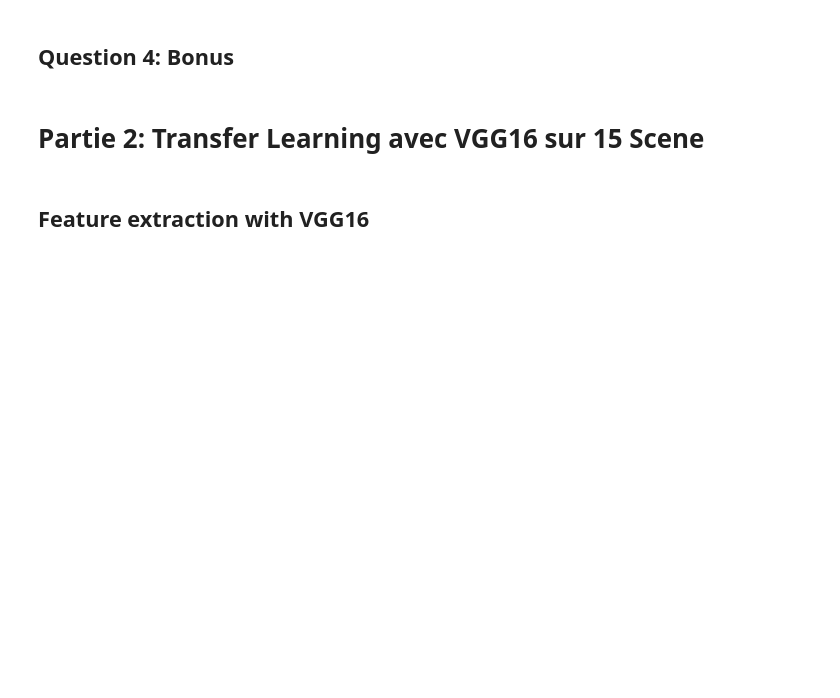
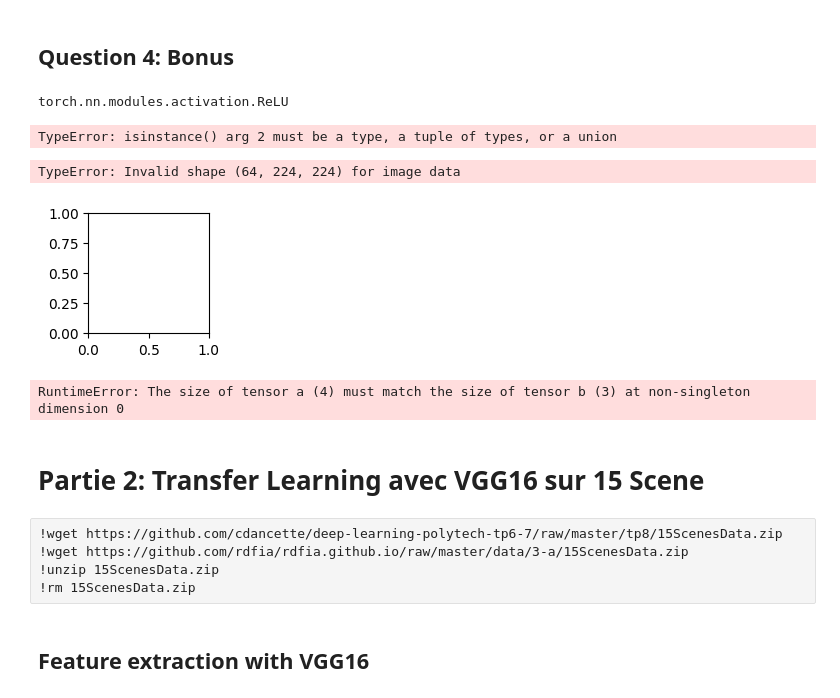
Before and after one commit to CharlesAttend/M2-DAC, a Jupyter notebook: RDFIA/TME/Section2/2a/2_a_Transfer_Learning.ipynb, the cells around one changed output. Saved outputs shown, nothing was run; the diff lists cells and outputs as text; code cells hidden in the pictures; blank space fills up the shorter version.

```diff
--- a/RDFIA/TME/Section2/2a/2_a_Transfer_Learning.ipynb
+++ b/RDFIA/TME/Section2/2a/2_a_Transfer_Learning.ipynb
@@ -208,4 +228,58 @@ fig.savefig("predictions_v2.pdf", dpi=300, bbox_inches="tight")
 # %% [markdown]
 ## Question 4: Bonus
+# %%
+type(nn.ReLU())
+# %% [output]
+torch.nn.modules.activation.ReLU
+# %%
+isinstance(nn.ReLU(), nn.ReLU())
+# %% [output]
+TypeError: isinstance() arg 2 must be a type, a tuple of types, or a union
+# %%
+# Function to register a hook
+activation_maps = []
+def get_activation_maps(module, input, output):
+    activation_maps.append(output.detach())
+
+# Register hook to a specific layer
+hooks = []
+for layer in vgg16.features:
+    if isinstance(layer, type(nn.ReLU())):
+        hooks.append(layer.register_forward_hook(get_activation_maps))
+# %%
+from torchvision.utils import make_grid
+
+x = model_transform_pipeline(bobr.convert("RGB")).unsqueeze(0)
+
+# Forward pass
+vgg16(x )
+
+# Remove the hook
+
+# Visualize the activation maps
+plt.figure(figsize=(20, 10))
+for i, activation_map in enumerate(activation_maps[0]):
+    plt.subplot(8, 8, i+1)  # Adjust the subplot grid size as per your requirement
+    plt.imshow(activation_map.cpu().numpy(), cmap='viridis')
+    plt.axis('off')
+plt.show()
+# %% [output]
+TypeError: Invalid shape (64, 224, 224) for image data
+[figure, added]
+# %%
+# Function to register a hook
+activation_maps = []
+def get_activation_maps(module, input, output):
+    activation_maps.append(output.detach())
+
+# Register hook to a specific layer (e.g., the first convolutional layer)
+layer = vgg16.features[0]
+hook = layer.register_forward_hook(get_activation_maps)
+
+x = model_transform_pipeline(bobr).unsqueeze(0)
+
+vgg16(x)
+# %% [output]
+RuntimeError: The size of tensor a (4) must match the size of tensor b (3) at non-singleton dimension 0
 # %% [markdown]
 # Partie 2: Transfer Learning avec VGG16 sur 15 Scene
@@ -217,3 +286,8 @@ fig.savefig("predictions_v2.pdf", dpi=300, bbox_inches="tight")
+# %% [raw]
+!wget https://github.com/cdancette/deep-learning-polytech-tp6-7/raw/master/tp8/15ScenesData.zip
+!wget https://github.com/rdfia/rdfia.github.io/raw/master/data/3-a/15ScenesData.zip
+!unzip 15ScenesData.zip
+!rm 15ScenesData.zip
 # %% [markdown]
 ## Feature extraction with VGG16
 # %%
```
Also changed, not shown: parts of 10 cells of this notebook, 7 other files.
